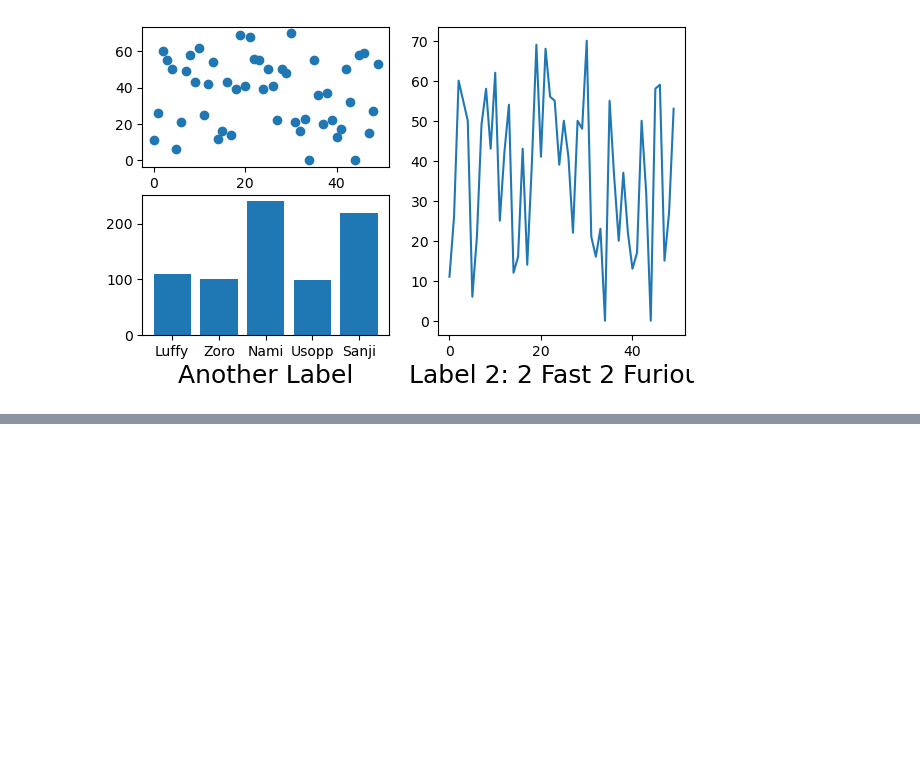
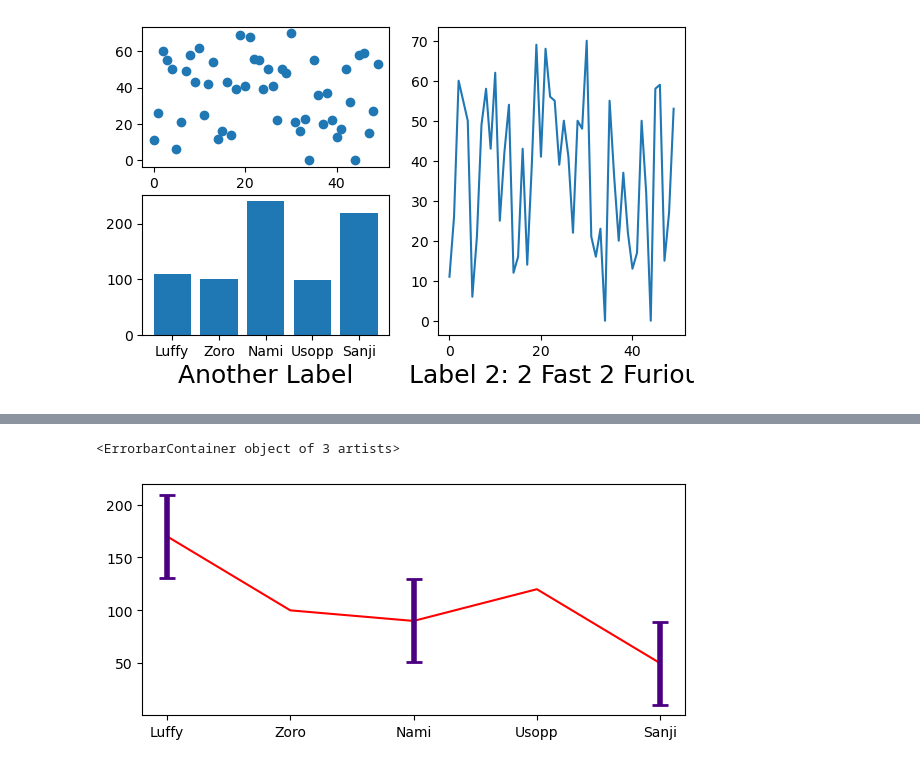
Before and after one commit to EthanRossmath/visualization, a Jupyter notebook: 02_activities/assignments/participation/Lecture4.ipynb, the cells around one changed output, grey strips where cells are left out. Drawn from its saved outputs; the diff is of its cells as text; code cells hidden in the pictures; blank space fills up the shorter version.

```diff
--- a/02_activities/assignments/participation/Lecture4.ipynb
+++ b/02_activities/assignments/participation/Lecture4.ipynb
@@ -65,0 +98,18 @@ Text(0.5, 0, 'Label 2: 2 Fast 2 Furious')
+# %%
+y2_sd = np.std(y2)
+
+fig, ax = plt.subplots(figsize = (7, 3))
+ax.plot(x, y2, color='red')
+ax.errorbar(x, # x data
+            y2, # y data
+            yerr=y2_sd, # vertical error bars
+            fmt='none', # not sure
+            ecolor='indigo', # color
+            elinewidth=4, # width of line
+            capsize=6, # horizontal width of the caps
+            capthick=2, # thickness of caps
+            errorevery=2 # skips n - 1
+             )
+# %% [output]
+<ErrorbarContainer object of 3 artists>
+[figure, added]
```
Also changed, not shown: parts of 5 cells of this notebook.
